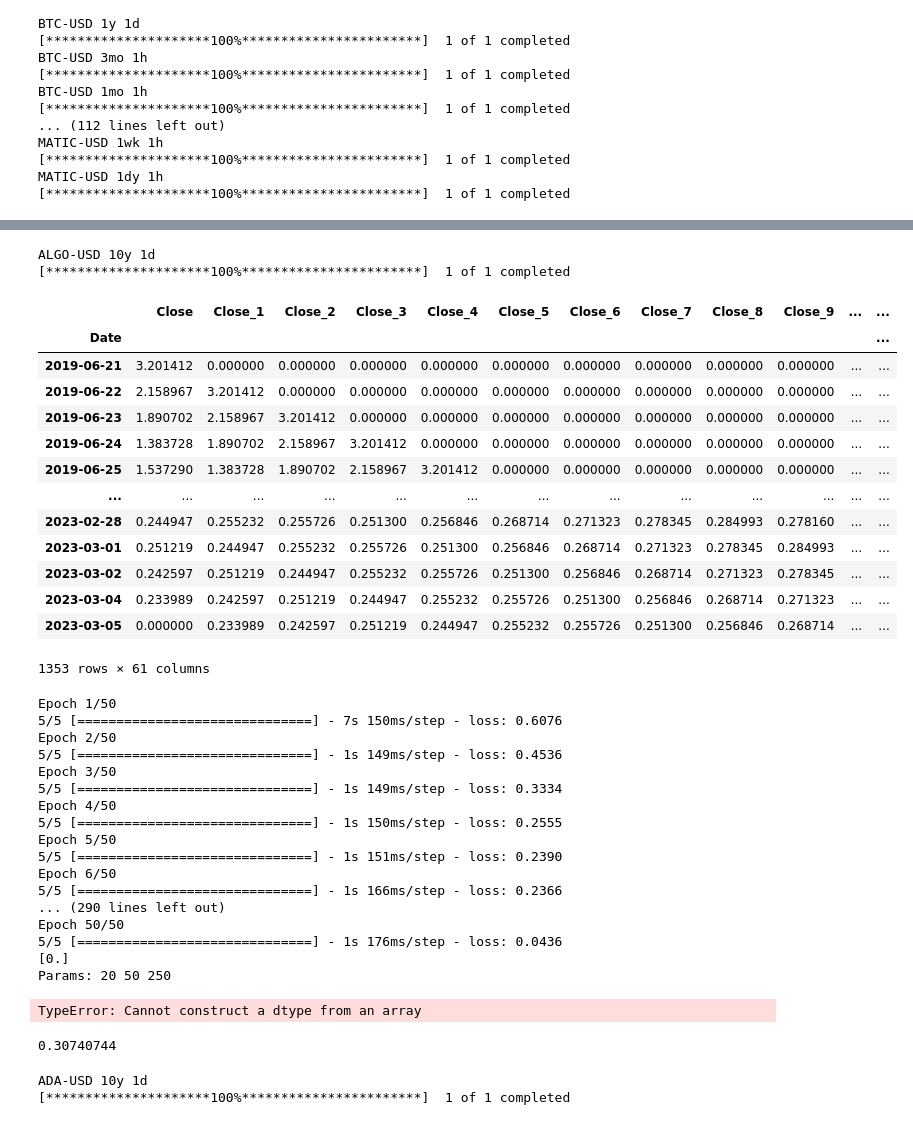
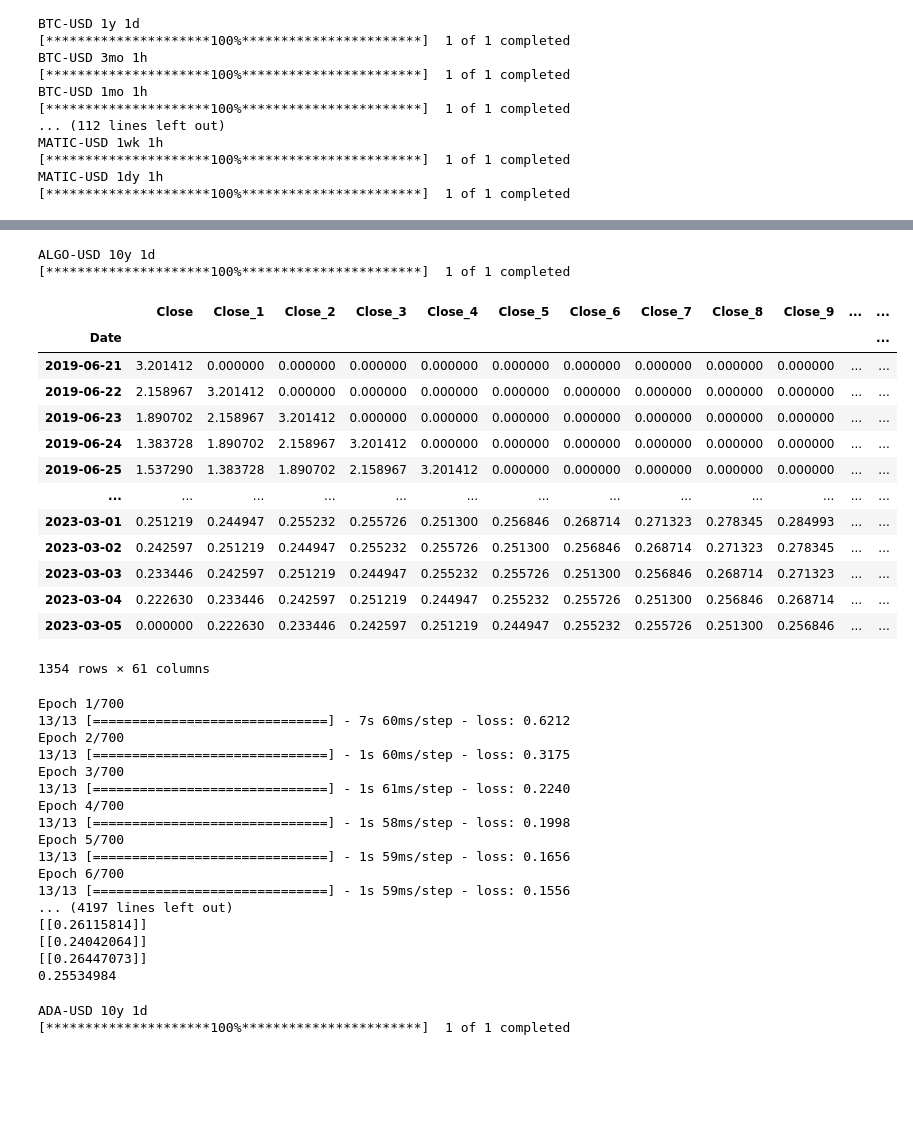
Before and after one commit to ozukun/Crypto_Project, a Jupyter notebook: Crypto_Main.ipynb, the cells around one changed output, grey strips where cells are left out. Cells and saved outputs as stored; diff of their text form; code cells hidden in the pictures; blank space fills up the shorter version.

```diff
--- a/Crypto_Main.ipynb
+++ b/Crypto_Main.ipynb
@@ -647,6 +653,7 @@ x1
 df_alg = pd.DataFrame(getRates('ALGO-USD',  '10y',  '1d'))
 date=df_alg.index[-1]+ timedelta(days=1)
 df_alg.loc[date, :] = [0]
+
 
 for i in range (1,61):
     a="Close_"+str(i)
@@ -656,8 +663,11 @@ for i in range (1,61):
 df_alg=df_alg.fillna(0)
 display(df_alg)
 
-X = df_alg.iloc[:, 1:].values
-y = df_alg.iloc[:, 0].values
+
+X_tmp = df_alg.iloc[:, 1:].values
+y_tmp = df_alg.iloc[:, 0].values
+
+
 
 def calc_LTSM( p_units ,p_epoch ,p_batch_size ):
     from sklearn.model_selection import train_test_split
@@ -697,70 +707,67 @@ def calc_LTSM( p_units ,p_epoch ,p_batch_size ):
     X_pre = X_test[:lastElementIndex]
     y_pre = y_test[:lastElementIndex]
     X_pre = np.array(X_pre)
-    X_pre = np.reshape(X_pre, (X_pre.shape[0], X_pre.shape[1], 1))
+    X_pre = np.reshape(X_pre, (X_pre.shape[0], X_pre.shape[1], 1)) #   lenght of dataset,lenght of time_series , nof_input
     predicted_stock_price = regressor.predict(X_pre)
     #print("*****")
     #print(predicted_stock_price)
 
     index1 = len(X_test)-1
     index2 = len(X_test)
     X_final = X_test[index1:index2]
     y_final = y_test[index1:index2]
     X_final = np.array(X_final)
     X_final = np.reshape(X_final, (X_final.shape[0], X_final.shape[1], 1))
 
     print(y_final)
     print("Params: "+str(p_units)+" "+str(p_epoch)+" "+str(p_batch_size) )
     predicted_stock_price = regressor.predict(X_final)
     return predicted_stock_price
 
 
-x1=calc_LTSM(10,50,250)
-x2=calc_LTSM(15,50,250)
-x3=calc_LTSM(20,50,250)
+x1=calc_LTSM(10,700,100)
+print(x1)
+x2=calc_LTSM(10,700,300)
+print(x2)
+x3=calc_LTSM(10,700,1000)
+print(x3)
 
 x_final=[x1,x2,x3]
+print(x1)
+print(x2)
+print(x3)
 print(np.mean(x_final))
 # %% [output]
 ALGO-USD 10y 1d
 [*********************100%***********************]  1 of 1 completed
 |  | Close | Close_1 | Close_2 | Close_3 | Close_4 | Close_5 | Close_6 | Close_7 | Close_8 | Close_9 | ... | ... |
 | Date |  |  |  |  |  |  |  |  |  |  |  | ... |
 | 2019-06-21 | 3.201412 | 0.000000 | 0.000000 | 0.000000 | 0.000000 | 0.000000 | 0.000000 | 0.000000 | 0.000000 | 0.000000 | ... | ... |
 | 2019-06-22 | 2.158967 | 3.201412 | 0.000000 | 0.000000 | 0.000000 | 0.000000 | 0.000000 | 0.000000 | 0.000000 | 0.000000 | ... | ... |
 | 2019-06-23 | 1.890702 | 2.158967 | 3.201412 | 0.000000 | 0.000000 | 0.000000 | 0.000000 | 0.000000 | 0.000000 | 0.000000 | ... | ... |
 | 2019-06-24 | 1.383728 | 1.890702 | 2.158967 | 3.201412 | 0.000000 | 0.000000 | 0.000000 | 0.000000 | 0.000000 | 0.000000 | ... | ... |
 | 2019-06-25 | 1.537290 | 1.383728 | 1.890702 | 2.158967 | 3.201412 | 0.000000 | 0.000000 | 0.000000 | 0.000000 | 0.000000 | ... | ... |
 | ... | ... | ... | ... | ... | ... | ... | ... | ... | ... | ... | ... | ... |
-| 2023-02-28 | 0.244947 | 0.255232 | 0.255726 | 0.251300 | 0.256846 | 0.268714 | 0.271323 | 0.278345 | 0.284993 | 0.278160 | ... | ... |
 | 2023-03-01 | 0.251219 | 0.244947 | 0.255232 | 0.255726 | 0.251300 | 0.256846 | 0.268714 | 0.271323 | 0.278345 | 0.284993 | ... | ... |
 | 2023-03-02 | 0.242597 | 0.251219 | 0.244947 | 0.255232 | 0.255726 | 0.251300 | 0.256846 | 0.268714 | 0.271323 | 0.278345 | ... | ... |
-| 2023-03-04 | 0.233989 | 0.242597 | 0.251219 | 0.244947 | 0.255232 | 0.255726 | 0.251300 | 0.256846 | 0.268714 | 0.271323 | ... | ... |
-| 2023-03-05 | 0.000000 | 0.233989 | 0.242597 | 0.251219 | 0.244947 | 0.255232 | 0.255726 | 0.251300 | 0.256846 | 0.268714 | ... | ... |
+| 2023-03-03 | 0.233446 | 0.242597 | 0.251219 | 0.244947 | 0.255232 | 0.255726 | 0.251300 | 0.256846 | 0.268714 | 0.271323 | ... | ... |
+| 2023-03-04 | 0.222630 | 0.233446 | 0.242597 | 0.251219 | 0.244947 | 0.255232 | 0.255726 | 0.251300 | 0.256846 | 0.268714 | ... | ... |
+| 2023-03-05 | 0.000000 | 0.222630 | 0.233446 | 0.242597 | 0.251219 | 0.244947 | 0.255232 | 0.255726 | 0.251300 | 0.256846 | ... | ... |
-1353 rows × 61 columns
+1354 rows × 61 columns
-Epoch 1/50
-5/5 [==============================] - 7s 150ms/step - loss: 0.6076
-Epoch 2/50
-5/5 [==============================] - 1s 149ms/step - loss: 0.4536
-Epoch 3/50
-5/5 [==============================] - 1s 149ms/step - loss: 0.3334
-Epoch 4/50
-5/5 [==============================] - 1s 150ms/step - loss: 0.2555
-Epoch 5/50
-5/5 [==============================] - 1s 151ms/step - loss: 0.2390
-Epoch 6/50
-5/5 [==============================] - 1s 166ms/step - loss: 0.2366
-... (290 lines left out)
-Epoch 50/50
-5/5 [==============================] - 1s 176ms/step - loss: 0.0436
-[0.]
-Params: 20 50 250
+Epoch 1/700
+13/13 [==============================] - 7s 60ms/step - loss: 0.6212
+Epoch 2/700
+13/13 [==============================] - 1s 60ms/step - loss: 0.3175
+Epoch 3/700
+13/13 [==============================] - 1s 61ms/step - loss: 0.2240
+Epoch 4/700
+13/13 [==============================] - 1s 58ms/step - loss: 0.1998
+Epoch 5/700
+13/13 [==============================] - 1s 59ms/step - loss: 0.1656
+Epoch 6/700
+13/13 [==============================] - 1s 59ms/step - loss: 0.1556
+... (4197 lines left out)
+[[0.26115814]]
+[[0.24042064]]
+[[0.26447073]]
+0.25534984
-TypeError: Cannot construct a dtype from an array
-# %%
-#****---------------------------------------------------------------------------------------------------------------------------
-
-x_final=[x1,x2,x3]
-
-np.mean(x_final)
-# %% [output]
-0.30740744
```
Also changed, not shown: parts of 17 cells of this notebook.
